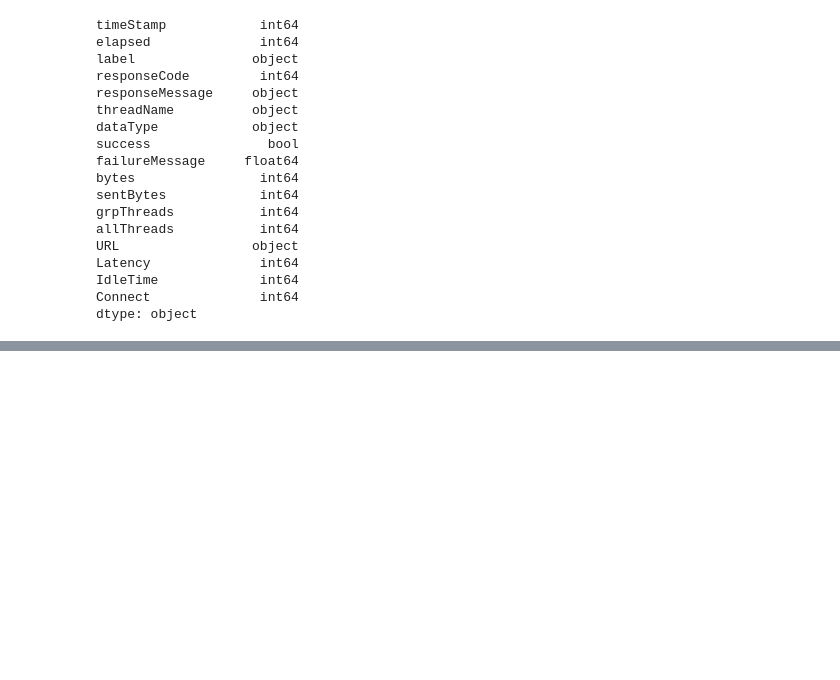
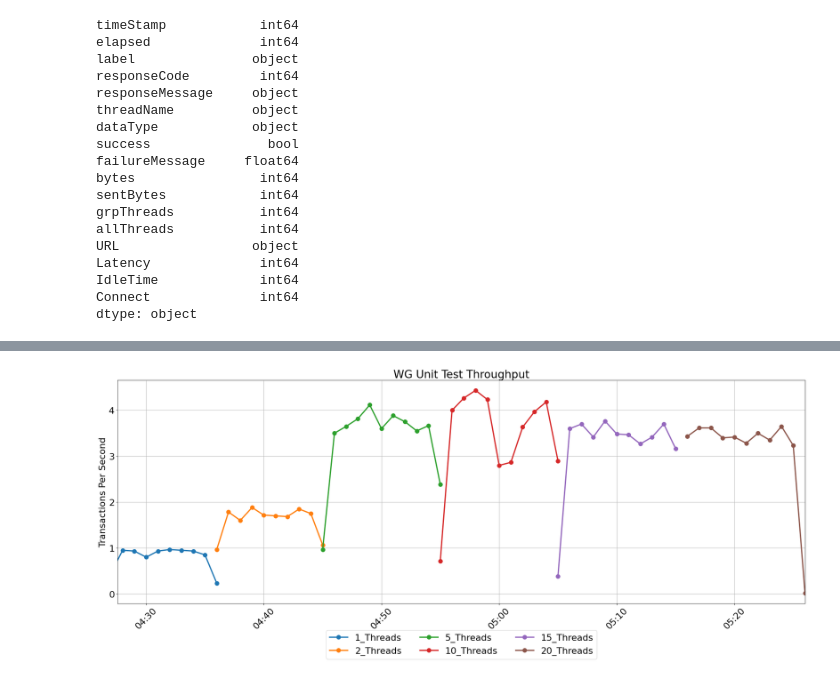
Before and after one commit to jakparker/PerfTestingVisualization, a Jupyter notebook: Unit_Testing.ipynb, the cells around one changed output, grey strips where cells are left out. Saved outputs shown, nothing was run; the diff lists cells and outputs as text; code cells hidden in the pictures; blank space fills up the shorter version.

```diff
--- a/Unit_Testing.ipynb
+++ b/Unit_Testing.ipynb
@@ -301,0 +333,4 @@ dtype: object
+# %%
+WG_test.time_series_by_labels(WG_labels, [], "WG Unit Test Throughput", 'txn_per_sec')
+# %% [output]
+[figure, added]
```
Also changed, not shown: parts of 17 cells of this notebook.
